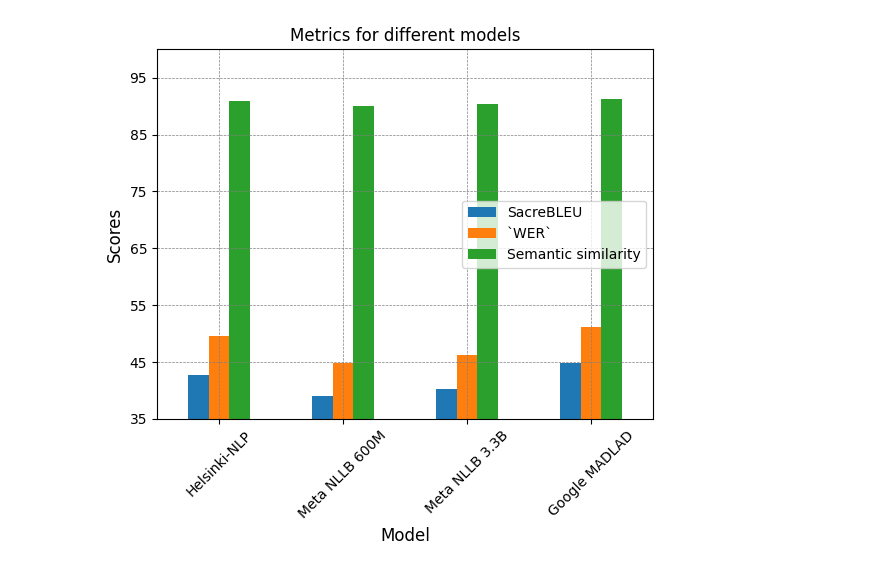
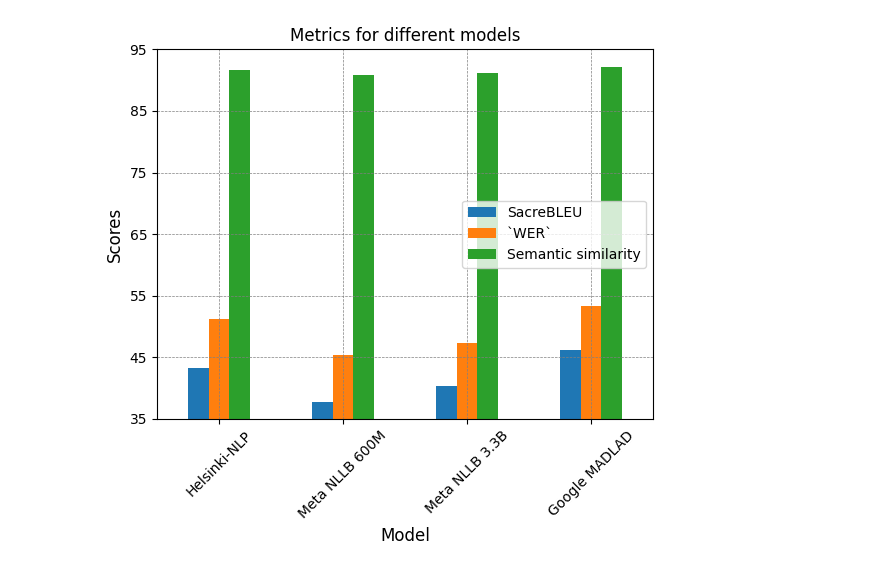
Before and after one commit to zaki-amin/machine-translation-en2es-for-biomedical-text, a Jupyter notebook: data_analysis/graphing/pretrained_models.ipynb, the cells around one changed output. Drawn from its saved outputs; the diff is of its cells as text; code cells hidden in the pictures.

Commit message:
Add pretrained performance for Orphanet and preferred_en2es to

```diff
--- a/data_analysis/graphing/pretrained_models.ipynb
+++ b/data_analysis/graphing/pretrained_models.ipynb
@@ -3,7 +3,9 @@ import pandas as pd
 from matplotlib import pyplot as plt
 
 
-def plot_grouped_bar_chart(df: pd.DataFrame):
+def plot_grouped_bar_chart(df: pd.DataFrame,
+                           lowest_score: int,
+                           highest_score: int):
     ax = df.plot(x='Model',
                  kind='bar',
                  grid=True,
@@ -12,9 +14,8 @@ def plot_grouped_bar_chart(df: pd.DataFrame):
 
     ax.set_xlabel('Model', fontsize=12)
     ax.set_ylabel('Scores', fontsize=12)
-    lowest_score = 35
-    ax.set_ylim(lowest_score, 100)
-    ax.set_yticks(range(lowest_score, 101, 10))
+    ax.set_ylim(lowest_score, highest_score)
+    ax.set_yticks(range(lowest_score, highest_score + 1, 10))
 
     ax.tick_params(axis='x', rotation=45)
 
@@ -23,12 +24,12 @@ def plot_grouped_bar_chart(df: pd.DataFrame):
     plt.grid(True, linestyle='--', linewidth=0.5, color='gray')
     plt.show()
 # %%
-data = pd.DataFrame([['Helsinki-NLP', 42.8, 49.5, 90.9],
-                     ['Meta NLLB 600M', 39.0, 44.9, 90.1],
-                     ['Meta NLLB 3.3B', 40.2, 46.2, 90.3],
-                     ['Google MADLAD', 44.8, 51.2, 91.2]],
-                    columns=['Model', 'SacreBLEU', '`WER`', 'Semantic similarity'])
+pretrained_data = pd.DataFrame([['Helsinki-NLP', 43.2, 51.3, 91.7],
+                                ['Meta NLLB 600M', 37.8, 45.4, 90.9],
+                                ['Meta NLLB 3.3B', 40.4, 47.3, 91.1],
+                                ['Google MADLAD', 46.2, 53.4, 92.1]],
+                               columns=['Model', 'SacreBLEU', '`WER`', 'Semantic similarity'])
 
-plot_grouped_bar_chart(data)
+plot_grouped_bar_chart(pretrained_data, 35, 95)
 # %% [output]
-[figure, old version]
+[figure, new version]
```
Also changed, not shown: parts of 1 cell of this notebook, 15 other files.
